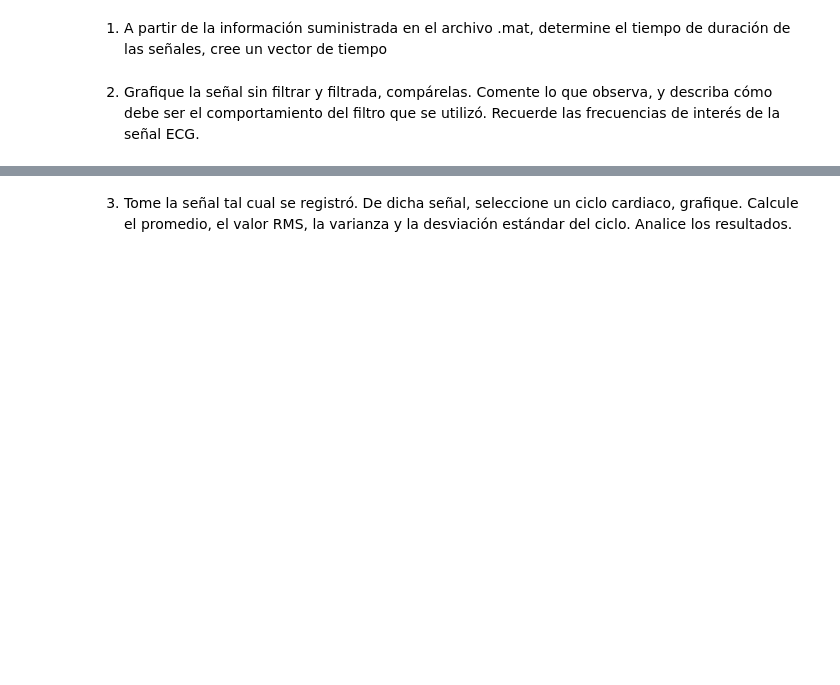
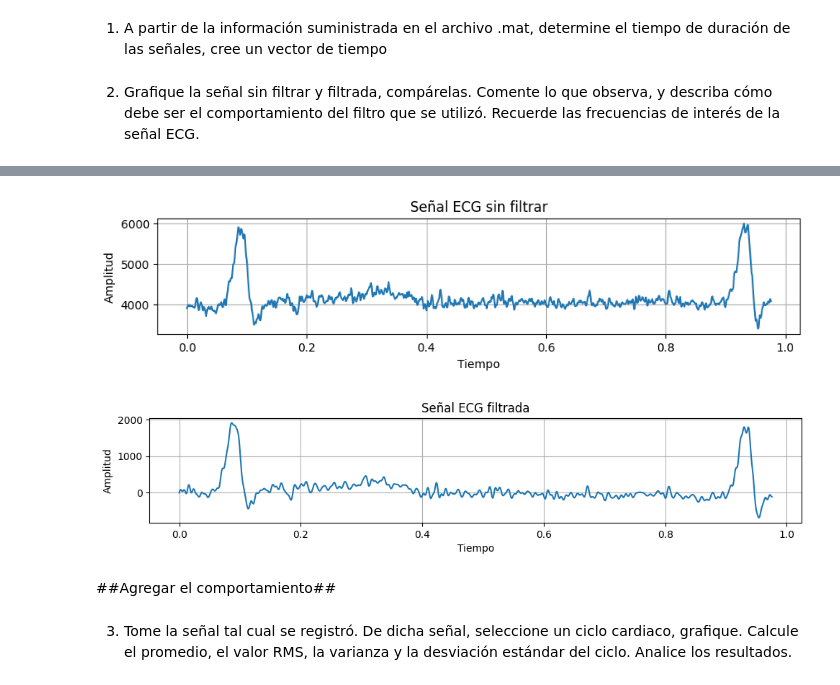
Before and after one commit to NataliaArenasP20/LaboratorioBiosenales, a Jupyter notebook: Practica_3/P3_NataliaArenas_DanielTamayo.ipynb, the cells around one changed output, grey strips where cells are left out. Saved outputs shown, nothing was run; the diff lists cells and outputs as text; code cells hidden in the pictures; blank space fills up the shorter version.

```diff
--- a/Practica_3/P3_NataliaArenas_DanielTamayo.ipynb
+++ b/Practica_3/P3_NataliaArenas_DanielTamayo.ipynb
@@ -103,3 +105,30 @@ plt.show()
+# %%
+#Filtro pasa bajas
+#Señal sin filtrar
+plt.figure(figsize=(10,4))
+plt.subplot(211)
+plt.plot(vector_ECG[:1000],ECG.T[:1000])
+plt.title('Señal ECG sin filtrar')
+plt.ylabel('Amplitud')
+plt.xlabel('Tiempo')
+plt.grid()
+
+#señal filtrada
+plt.figure(figsize=(10,4))
+plt.subplot(212)
+plt.plot(vector_ECG_filtrada[:1000],ECG_filtrada.T[:1000])
+plt.title('Señal ECG filtrada')
+plt.ylabel('Amplitud')
+plt.xlabel('Tiempo')
+plt.grid()
+
+plt.tight_layout()
+plt.show()
+# %% [output]
+[figure, added]
+[figure, added]
+# %% [markdown]
+##Agregar el comportamiento##
 # %% [markdown]
  3. Tome la señal tal cual se registró. De dicha señal, seleccione un ciclo cardiaco, grafique. Calcule el
 promedio, el valor RMS, la varianza y la desviación estándar del ciclo. Analice los resultados.
```
Also changed, not shown: parts of 1 cell of this notebook.
